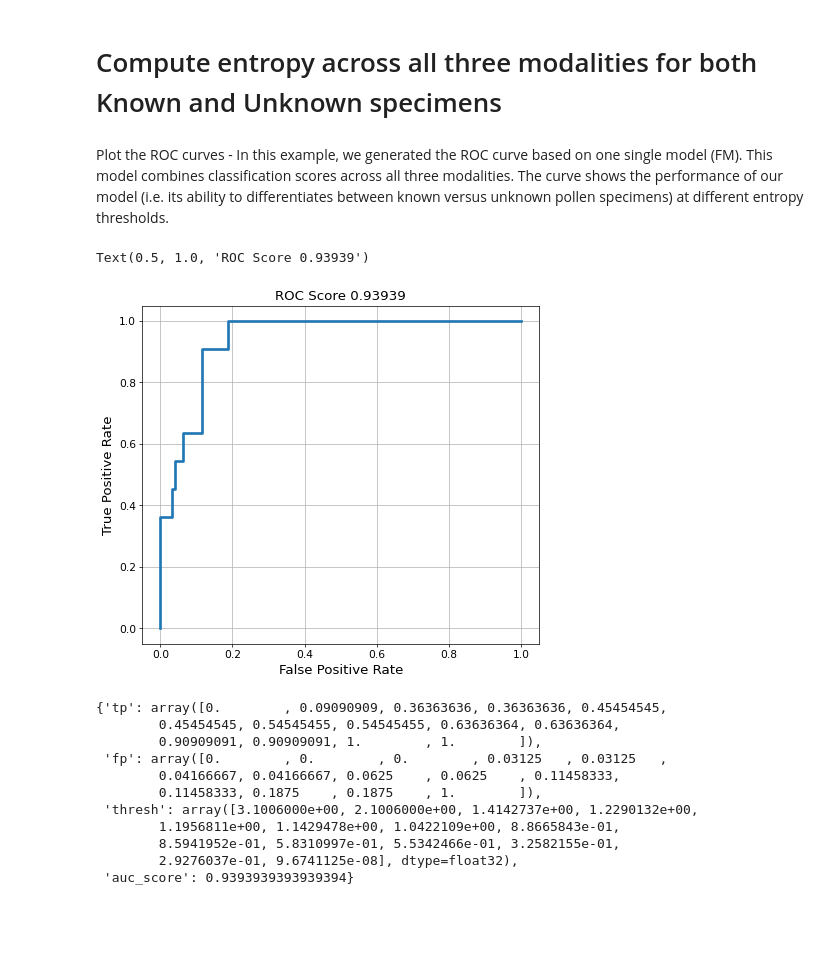
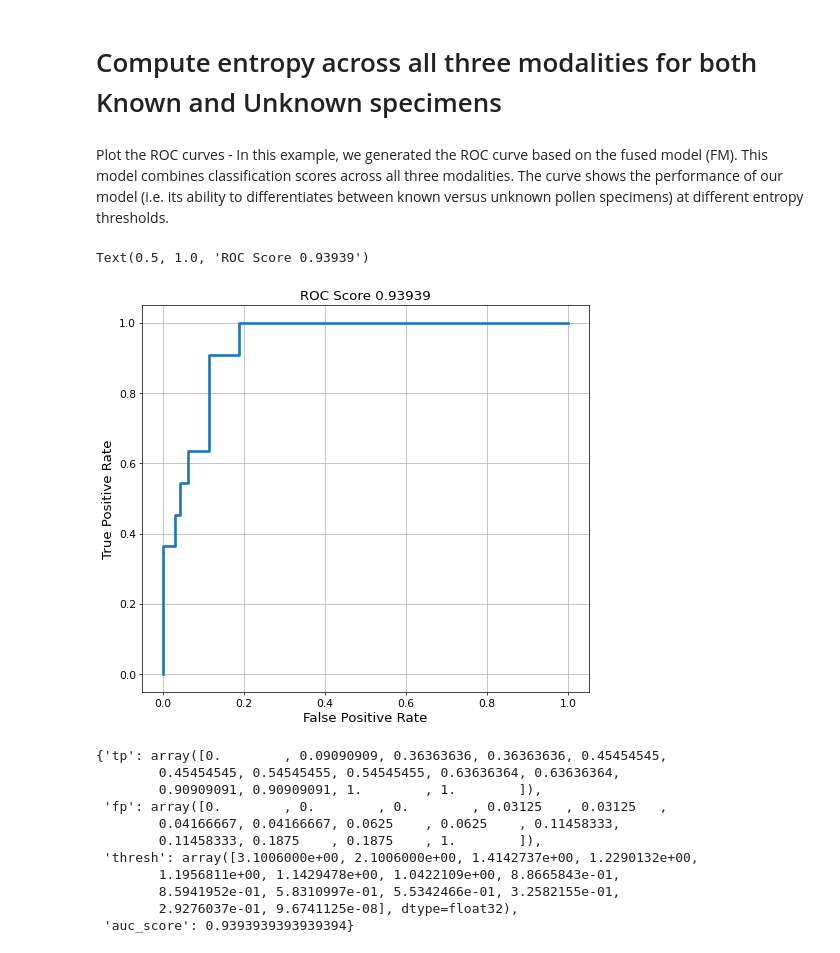
Before and after one commit to paleopollen/Novel_Pollen_Phylogenetic_Placement, a Jupyter notebook: 01_Novelty Detection Simulation/00_Novelty_Detection_Simulation.ipynb, the cells around one changed output. Saved outputs shown, nothing was run; the diff lists cells and outputs as text; code cells hidden in the pictures; blank space fills up the shorter version.

```diff
--- a/01_Novelty Detection Simulation/00_Novelty_Detection_Simulation.ipynb
+++ b/01_Novelty Detection Simulation/00_Novelty_Detection_Simulation.ipynb
@@ -672,7 +672,7 @@ Entropy_H_CNN_Unknown = myEntropy(H_CNN_Scores_Unknown)
 Entropy_P_CNN_Unknown = myEntropy(P_CNN_Scores_Unknown)
 Entropy_FM_Unknown = myEntropy(Normalized_Prob_Fused_Scores_Unknown)
 # %% [markdown]
-Plot the ROC curves - In this example, we generated the ROC curve based on one single model (FM). This model combines classification scores across all three modalities. The curve shows the performance of our model (i.e. its ability to differentiates between known versus unknown pollen specimens) at different entropy thresholds.
+Plot the ROC curves - In this example, we generated the ROC curve based on the fused model (FM). This model combines classification scores across all three modalities. The curve shows the performance of our model (i.e. its ability to differentiates between known versus unknown pollen specimens) at different entropy thresholds.
 # %%
 import numpy as np
 from sklearn.metrics import roc_curve, roc_auc_score, f1_score
@@ -683,35 +683,35 @@ def evaluate_openset(scores_closeset, scores_openset):
     y_true = np.array([0] * len(scores_closeset) + [1] * len(scores_openset))
     y_discriminator = np.concatenate([scores_closeset, scores_openset])
     auc_d, roc_to_plot = plot_roc(y_true, y_discriminator, 'Discriminator ROC')
     return auc_d, roc_to_plot
 
 
 def plot_roc(y_true, y_score, title="Receiver Operating Characteristic", **options):
     fpr, tpr, thresholds = roc_curve(y_true, y_score)
     auc_score = roc_auc_score(y_true, y_score)
     roc_to_plot = {'tp':tpr, 'fp':fpr, 'thresh':thresholds, 'auc_score':auc_score}
     return auc_score, roc_to_plot
 
 predConfscores_known = -np.array(Entropy_FM_Known)
 predConfscores_novel = -np.array(Entropy_FM_Unknown)
 
 roc_score, roc_to_plot = evaluate_openset(-predConfscores_known, -predConfscores_novel)
 
-plt.figure(figsize=(9,5), dpi=64, facecolor='w', edgecolor='k')
+plt.figure(figsize=(9,8), dpi=64, facecolor='w', edgecolor='k')
 ax = plt.gca()
 plt.plot(roc_to_plot['fp'], roc_to_plot['tp'], linewidth=2)
 
 for tick in ax.xaxis.get_major_ticks():
     tick.label.set_fontsize(12)
 for tick in ax.yaxis.get_major_ticks():
     tick.label.set_fontsize(12)
 plt.grid('on')
 plt.xlabel('False Positive Rate', fontsize=15)
 plt.ylabel('True Positive Rate', fontsize=15)
 plt.title('ROC score {:.5f}'.format(roc_score), fontsize=15)
 # %% [output]
 Text(0.5, 1.0, 'ROC Score 0.93939')
-[figure, old version]
+[figure, new version]
 # %%
 roc_to_plot
 # %% [output]
```
Also changed, not shown: parts of 3 cells of this notebook.
